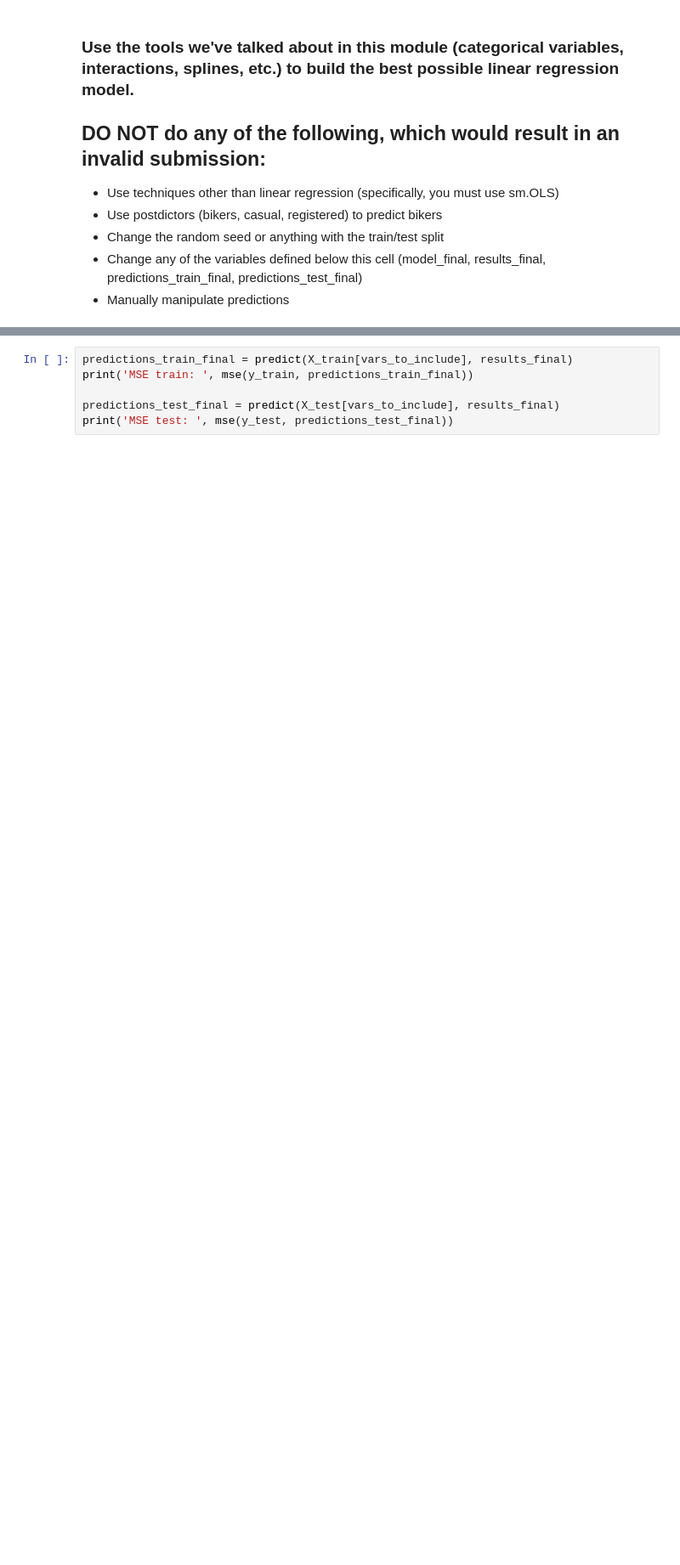
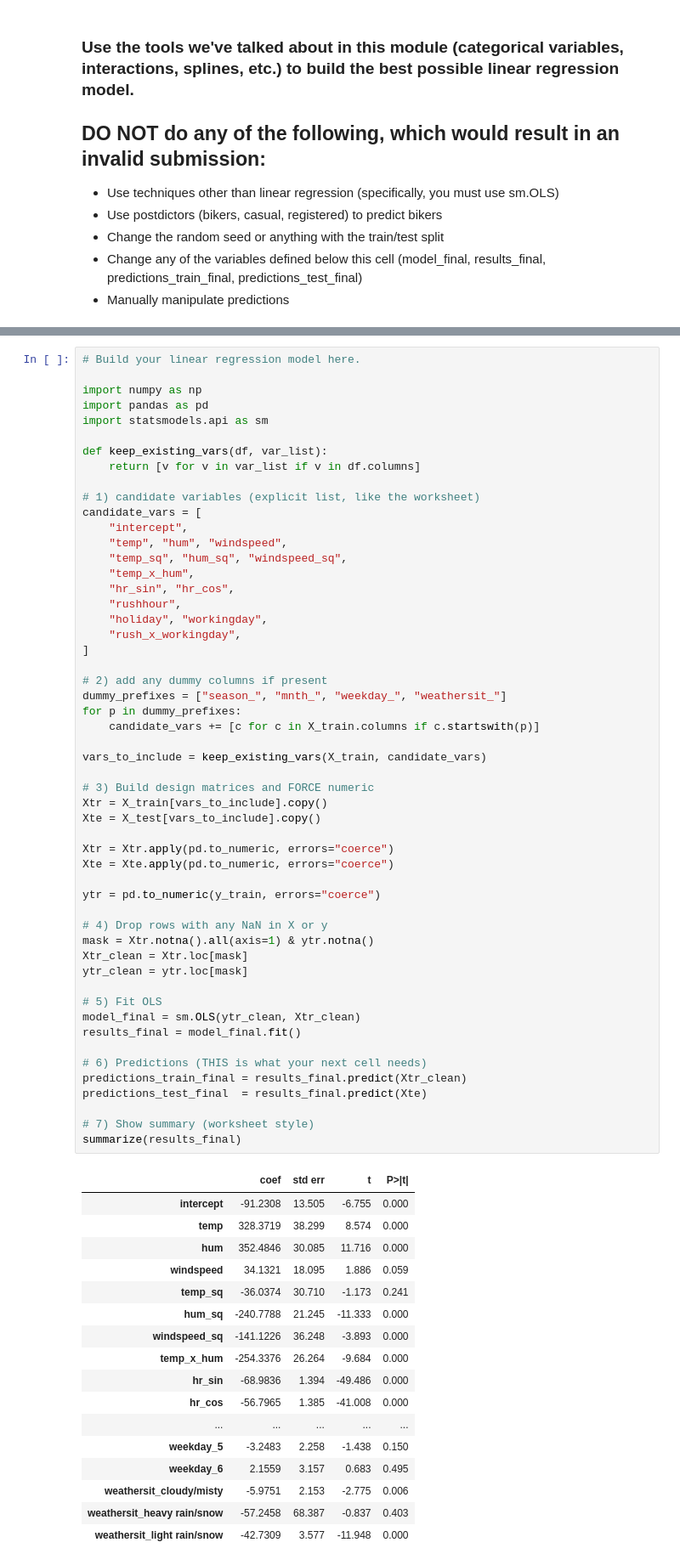
Before and after one commit to Jnuso2/code_2600, a Jupyter notebook: mod05_nonlinear.ipynb, the cells around one changed output, grey strips where cells are left out. Shown at 85% size. Saved outputs shown, nothing was run; the diff lists cells and outputs as text; blank space fills up the shorter version.

```diff
--- a/mod05_nonlinear.ipynb
+++ b/mod05_nonlinear.ipynb
@@ -345,7 +469,72 @@ ValueError: Pandas data cast to numpy dtype of object. Check input data with np.
 # %%
-predictions_train_final = predict(X_train[vars_to_include], results_final)
-print('MSE train: ', mse(y_train, predictions_train_final))
+# Build your linear regression model here.
 
-predictions_test_final = predict(X_test[vars_to_include], results_final)
-print('MSE test: ', mse(y_test, predictions_test_final))
+import numpy as np
+import pandas as pd
+import statsmodels.api as sm
+
+def keep_existing_vars(df, var_list):
+    return [v for v in var_list if v in df.columns]
+
+# 1) candidate variables (explicit list, like the worksheet)
+candidate_vars = [
+    "intercept",
+    "temp", "hum", "windspeed",
+    "temp_sq", "hum_sq", "windspeed_sq",
+    "temp_x_hum",
+    "hr_sin", "hr_cos",
+    "rushhour",
+    "holiday", "workingday",
+    "rush_x_workingday",
+]
+
+# 2) add any dummy columns if present
+dummy_prefixes = ["season_", "mnth_", "weekday_", "weathersit_"]
+for p in dummy_prefixes:
+    candidate_vars += [c for c in X_train.columns if c.startswith(p)]
+
+vars_to_include = keep_existing_vars(X_train, candidate_vars)
+
+# 3) Build design matrices and FORCE numeric
+Xtr = X_train[vars_to_include].copy()
+Xte = X_test[vars_to_include].copy()
+
+Xtr = Xtr.apply(pd.to_numeric, errors="coerce")
+Xte = Xte.apply(pd.to_numeric, errors="coerce")
+
+ytr = pd.to_numeric(y_train, errors="coerce")
+
+# 4) Drop rows with any NaN in X or y
+mask = Xtr.notna().all(axis=1) & ytr.notna()
+Xtr_clean = Xtr.loc[mask]
+ytr_clean = ytr.loc[mask]
+
+# 5) Fit OLS
+model_final = sm.OLS(ytr_clean, Xtr_clean)
+results_final = model_final.fit()
+
+# 6) Predictions (THIS is what your next cell needs)
+predictions_train_final = results_final.predict(Xtr_clean)
+predictions_test_final  = results_final.predict(Xte)
+
+# 7) Show summary (worksheet style)
+summarize(results_final)
+# %% [output]
+|  | coef | std err | t | P>|t| |
+| intercept | -91.2308 | 13.505 | -6.755 | 0.000 |
+| temp | 328.3719 | 38.299 | 8.574 | 0.000 |
+| hum | 352.4846 | 30.085 | 11.716 | 0.000 |
+| windspeed | 34.1321 | 18.095 | 1.886 | 0.059 |
+| temp_sq | -36.0374 | 30.710 | -1.173 | 0.241 |
+| hum_sq | -240.7788 | 21.245 | -11.333 | 0.000 |
+| windspeed_sq | -141.1226 | 36.248 | -3.893 | 0.000 |
+| temp_x_hum | -254.3376 | 26.264 | -9.684 | 0.000 |
+| hr_sin | -68.9836 | 1.394 | -49.486 | 0.000 |
+| hr_cos | -56.7965 | 1.385 | -41.008 | 0.000 |
+| ... | ... | ... | ... | ... |
+| weekday_5 | -3.2483 | 2.258 | -1.438 | 0.150 |
+| weekday_6 | 2.1559 | 3.157 | 0.683 | 0.495 |
+| weathersit_cloudy/misty | -5.9751 | 2.153 | -2.775 | 0.006 |
+| weathersit_heavy rain/snow | -57.2458 | 68.387 | -0.837 | 0.403 |
+| weathersit_light rain/snow | -42.7309 | 3.577 | -11.948 | 0.000 |
 # %%
```
Also changed, not shown: parts of 3 cells of this notebook.
